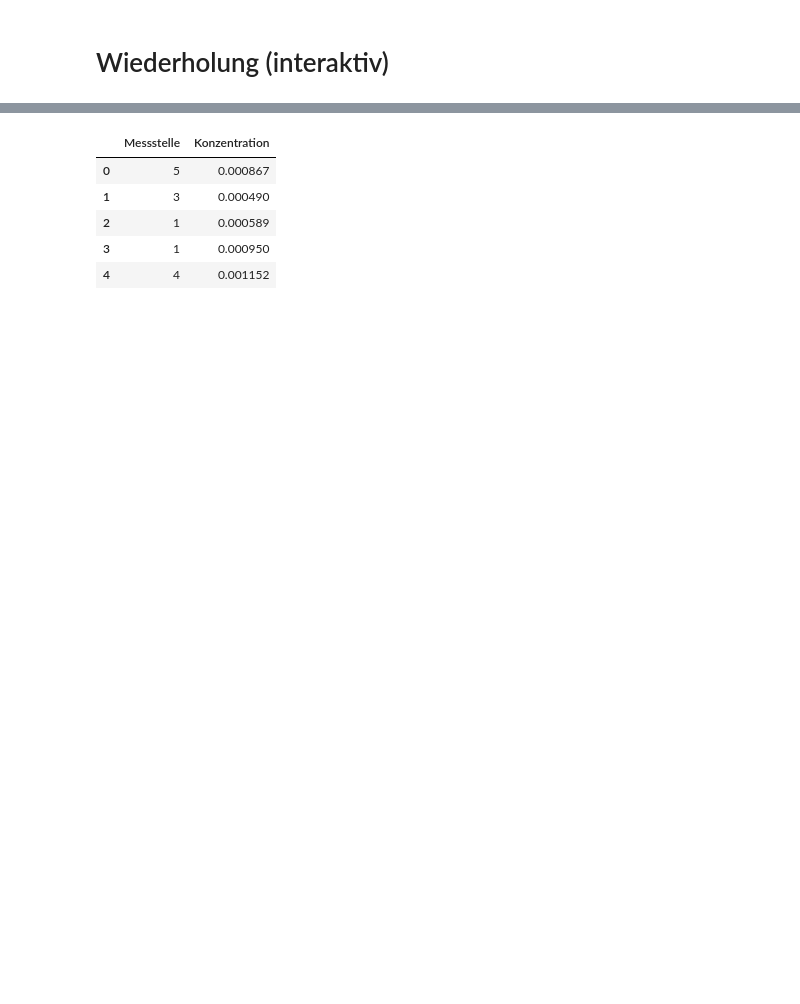
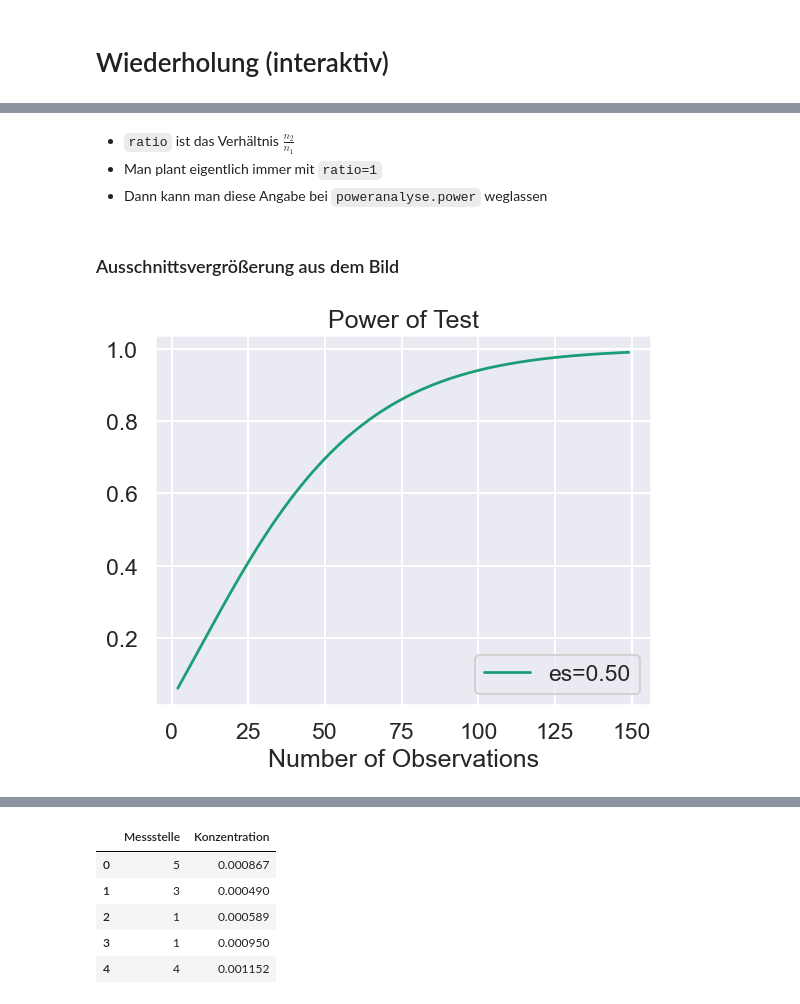
Before and after one commit to Ruediger-Braun/mfb2526, a Jupyter notebook: lektion19.ipynb, the cells around one changed output, grey strips where cells are left out. Cells and saved outputs as stored; diff of their text form; code cells hidden in the pictures; blank space fills up the shorter version.

```diff
--- a/lektion19.ipynb
+++ b/lektion19.ipynb
@@ -247,0 +293,10 @@ In der letzten Stunde hatten wir den *p*-Wert mit `scipy.stats` bestimmt.  Jetzt
+# %% [markdown]
+* `ratio` ist das Verhältnis $\frac{n_2}{n_1}$
+* Man plant eigentlich immer mit `ratio=1`
+* Dann kann man diese Angabe bei `poweranalyse.power` weglassen
+# %% [markdown]
+### Ausschnittsvergrößerung aus dem Bild
+# %%
+fig = poweranalyse.plot_power(effect_size=[0.5], alpha=0.05, nobs=np.arange(2,150));
+# %% [output]
+[figure, added]
```
Also changed, not shown: parts of 152 cells of this notebook.
